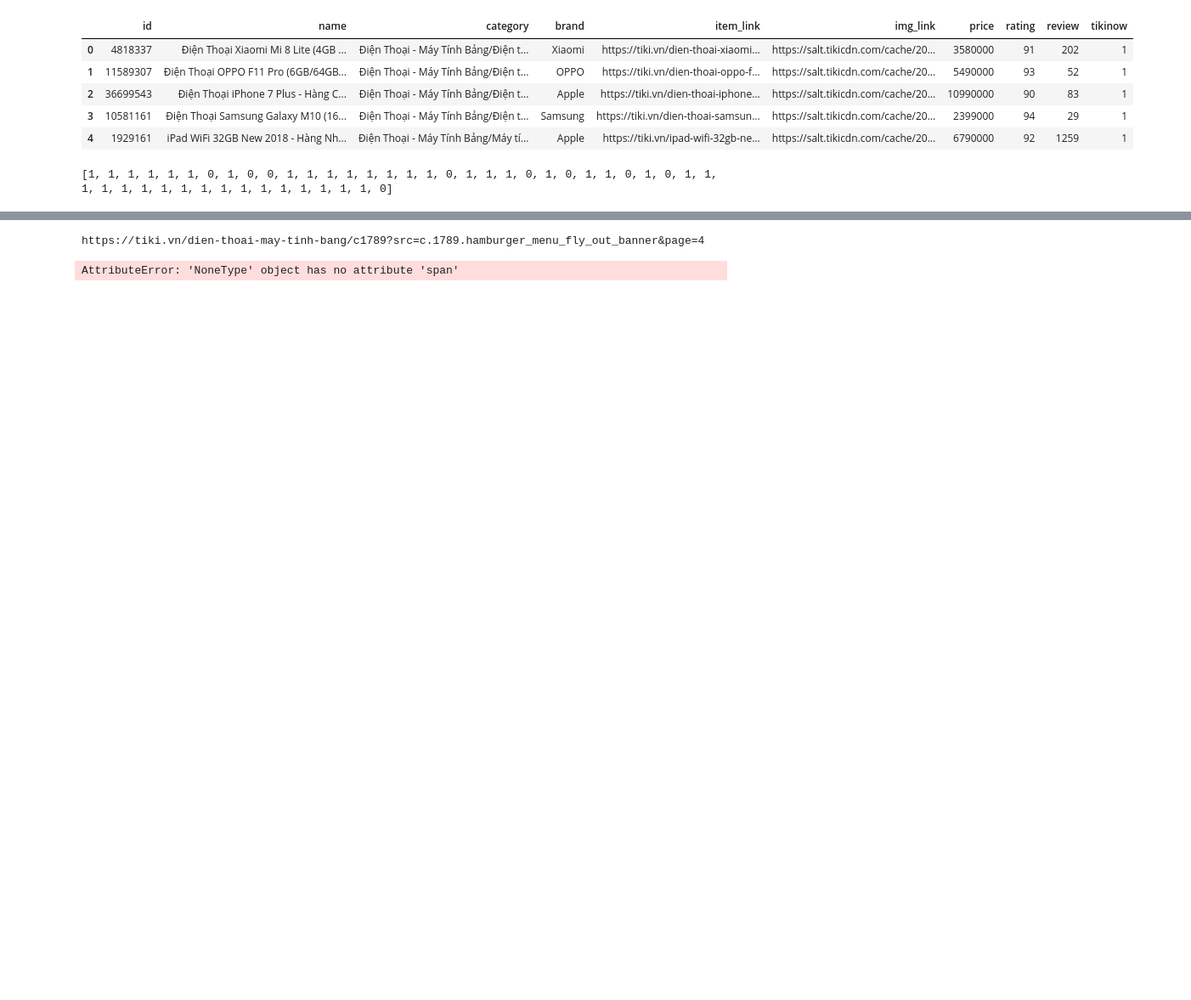
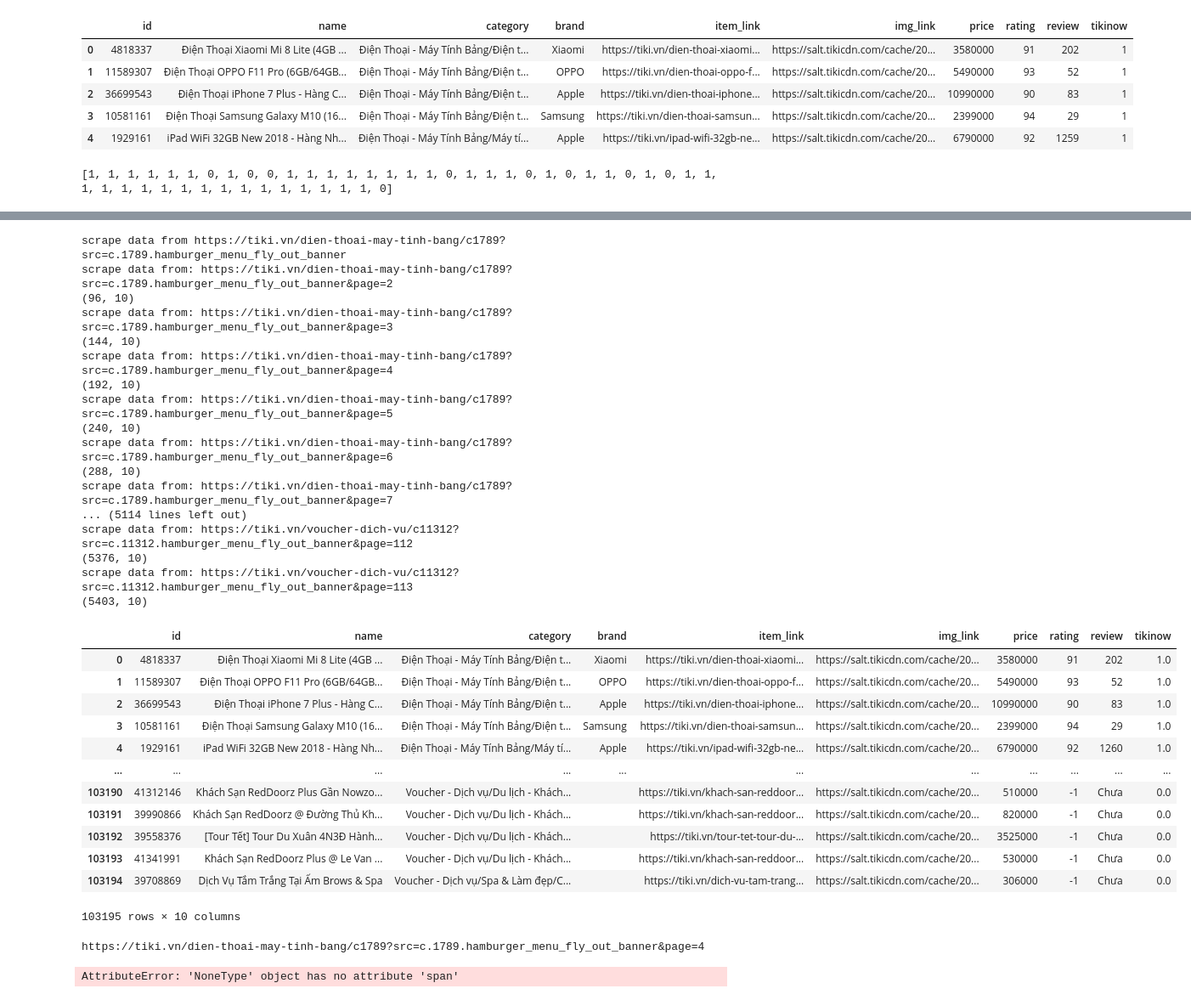
Before and after one commit to brookyct95/tiki_scraping, a Jupyter notebook: Untitled.ipynb, the cells around one changed output, grey strips where cells are left out. Shown at 85% size. Drawn from its saved outputs; the diff is of its cells as text; code cells hidden in the pictures; blank space fills up the shorter version.

```diff
--- a/Untitled.ipynb
+++ b/Untitled.ipynb
@@ -197,15 +197,36 @@ class Scraper():
             soup = BeautifulSoup(response.text)
             next_url = 'https://tiki.vn'+(soup.find(class_ ='next')['href'] if soup.find(class_ ='next') else '')
             if soup.find(class_ ='next') != None:
-                print(next_url)
-                temp_data = self.scrape_page(next_url)
-                temp_data.head()
-                data = pd.concat([data,temp_data],ignore_index = True)
-                print(data.tail(1))
+                print('scrape data from: '+next_url)
+                try:
+                    temp_data = self.scrape_page(next_url)
+                    data = pd.concat([data,temp_data],ignore_index = True)
+                    print(data.shape)
+                except Exception as exc:
+                    print('There was a problem: %s' % (exc))
             else:
                 break
         return data
+
     def scrape_all(self):
-        pass
+        data = self.scrape_category('https://tiki.vn')
+        link_list = []
+        response = requests.get('https://tiki.vn')
+        try:
+            response.raise_for_status()
+        except Exception as exc:
+            print('There was a problem: %s' % (exc))
+        soup = BeautifulSoup(response.text)
+        links = soup.find_all(class_='MenuItem__MenuLink-tii3xq-1 efuIbv')
+        for link in links:
+            link_list.append(link['href'])
+        for link in link_list:
+            print('scrape data from ' + link)
+            try:
+                tempdata = self.scrape_category(link)
+                data = pd.concat([data,tempdata], ignore_index = True)
+            except Exception as exc:
+                print('There was a problem: %s' % (exc))
+        return data
 # %%
 scraper = Scraper()
@@ -245,3 +233,36 @@ https://tiki.vn/dien-thoai-may-tinh-bang/c1789?src=c.1789.hamburger_menu_fly_out
+# %%
+scraper.scrape_all()
+# %% [output]
+scrape data from https://tiki.vn/dien-thoai-may-tinh-bang/c1789?src=c.1789.hamburger_menu_fly_out_banner
+scrape data from: https://tiki.vn/dien-thoai-may-tinh-bang/c1789?src=c.1789.hamburger_menu_fly_out_banner&page=2
+(96, 10)
+scrape data from: https://tiki.vn/dien-thoai-may-tinh-bang/c1789?src=c.1789.hamburger_menu_fly_out_banner&page=3
+(144, 10)
+scrape data from: https://tiki.vn/dien-thoai-may-tinh-bang/c1789?src=c.1789.hamburger_menu_fly_out_banner&page=4
+(192, 10)
+scrape data from: https://tiki.vn/dien-thoai-may-tinh-bang/c1789?src=c.1789.hamburger_menu_fly_out_banner&page=5
+(240, 10)
+scrape data from: https://tiki.vn/dien-thoai-may-tinh-bang/c1789?src=c.1789.hamburger_menu_fly_out_banner&page=6
+(288, 10)
+scrape data from: https://tiki.vn/dien-thoai-may-tinh-bang/c1789?src=c.1789.hamburger_menu_fly_out_banner&page=7
+... (5114 lines left out)
+scrape data from: https://tiki.vn/voucher-dich-vu/c11312?src=c.11312.hamburger_menu_fly_out_banner&page=112
+(5376, 10)
+scrape data from: https://tiki.vn/voucher-dich-vu/c11312?src=c.11312.hamburger_menu_fly_out_banner&page=113
+(5403, 10)
+|  | id | name | category | brand | item_link | img_link | price | rating | review | tikinow |
+| 0 | 4818337 | Điện Thoại Xiaomi Mi 8 Lite (4GB ... | Điện Thoại - Máy Tính Bảng/Điện t... | Xiaomi | https://tiki.vn/dien-thoai-xiaomi... | https://salt.tikicdn.com/cache/20... | 3580000 | 91 | 202 | 1.0 |
+| 1 | 11589307 | Điện Thoại OPPO F11 Pro (6GB/64GB... | Điện Thoại - Máy Tính Bảng/Điện t... | OPPO | https://tiki.vn/dien-thoai-oppo-f... | https://salt.tikicdn.com/cache/20... | 5490000 | 93 | 52 | 1.0 |
+| 2 | 36699543 | Điện Thoại iPhone 7 Plus - Hàng C... | Điện Thoại - Máy Tính Bảng/Điện t... | Apple | https://tiki.vn/dien-thoai-iphone... | https://salt.tikicdn.com/cache/20... | 10990000 | 90 | 83 | 1.0 |
+| 3 | 10581161 | Điện Thoại Samsung Galaxy M10 (16... | Điện Thoại - Máy Tính Bảng/Điện t... | Samsung | https://tiki.vn/dien-thoai-samsun... | https://salt.tikicdn.com/cache/20... | 2399000 | 94 | 29 | 1.0 |
+| 4 | 1929161 | iPad WiFi 32GB New 2018 - Hàng Nh... | Điện Thoại - Máy Tính Bảng/Máy tí... | Apple | https://tiki.vn/ipad-wifi-32gb-ne... | https://salt.tikicdn.com/cache/20... | 6790000 | 92 | 1260 | 1.0 |
+| ... | ... | ... | ... | ... | ... | ... | ... | ... | ... | ... |
+| 103190 | 41312146 | Khách Sạn RedDoorz Plus Gần Nowzo... | Voucher - Dịch vụ/Du lịch - Khách... |  | https://tiki.vn/khach-san-reddoor... | https://salt.tikicdn.com/cache/20... | 510000 | -1 | Chưa | 0.0 |
+| 103191 | 39990866 | Khách Sạn RedDoorz @ Đường Thủ Kh... | Voucher - Dịch vụ/Du lịch - Khách... |  | https://tiki.vn/khach-san-reddoor... | https://salt.tikicdn.com/cache/20... | 820000 | -1 | Chưa | 0.0 |
+| 103192 | 39558376 | [Tour Tết] Tour Du Xuân 4N3Đ Hành... | Voucher - Dịch vụ/Du lịch - Khách... |  | https://tiki.vn/tour-tet-tour-du-... | https://salt.tikicdn.com/cache/20... | 3525000 | -1 | Chưa | 0.0 |
+| 103193 | 41341991 | Khách Sạn RedDoorz Plus @ Le Van ... | Voucher - Dịch vụ/Du lịch - Khách... |  | https://tiki.vn/khach-san-reddoor... | https://salt.tikicdn.com/cache/20... | 530000 | -1 | Chưa | 0.0 |
+| 103194 | 39708869 | Dịch Vụ Tắm Trắng Tại Ấm Brows & Spa | Voucher - Dịch vụ/Spa & Làm đẹp/C... |  | https://tiki.vn/dich-vu-tam-trang... | https://salt.tikicdn.com/cache/20... | 306000 | -1 | Chưa | 0.0 |
+103195 rows × 10 columns
 # %%
 response = requests.get('https://tiki.vn/dien-thoai-may-tinh-bang/c1789?src=c.1789.hamburger_menu_fly_out_banner&page=3')
 soup = BeautifulSoup(response.text)
```
Also changed, not shown: parts of 8 cells of this notebook, 1 other file.
